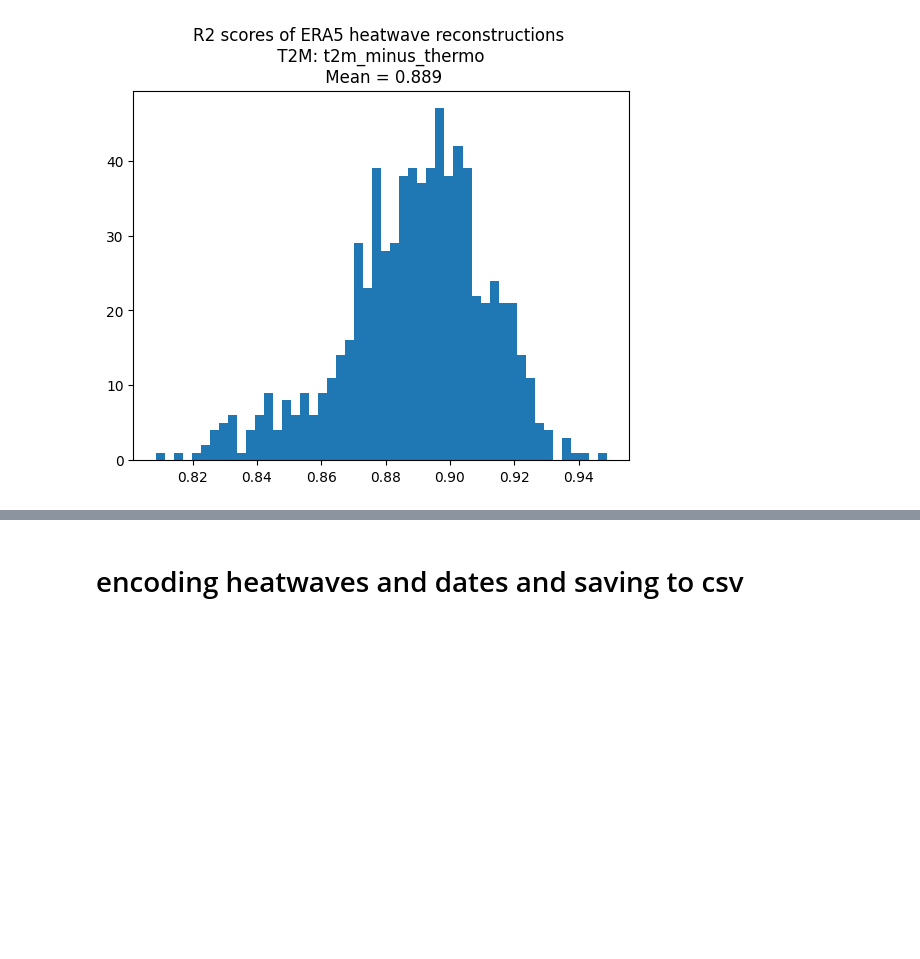
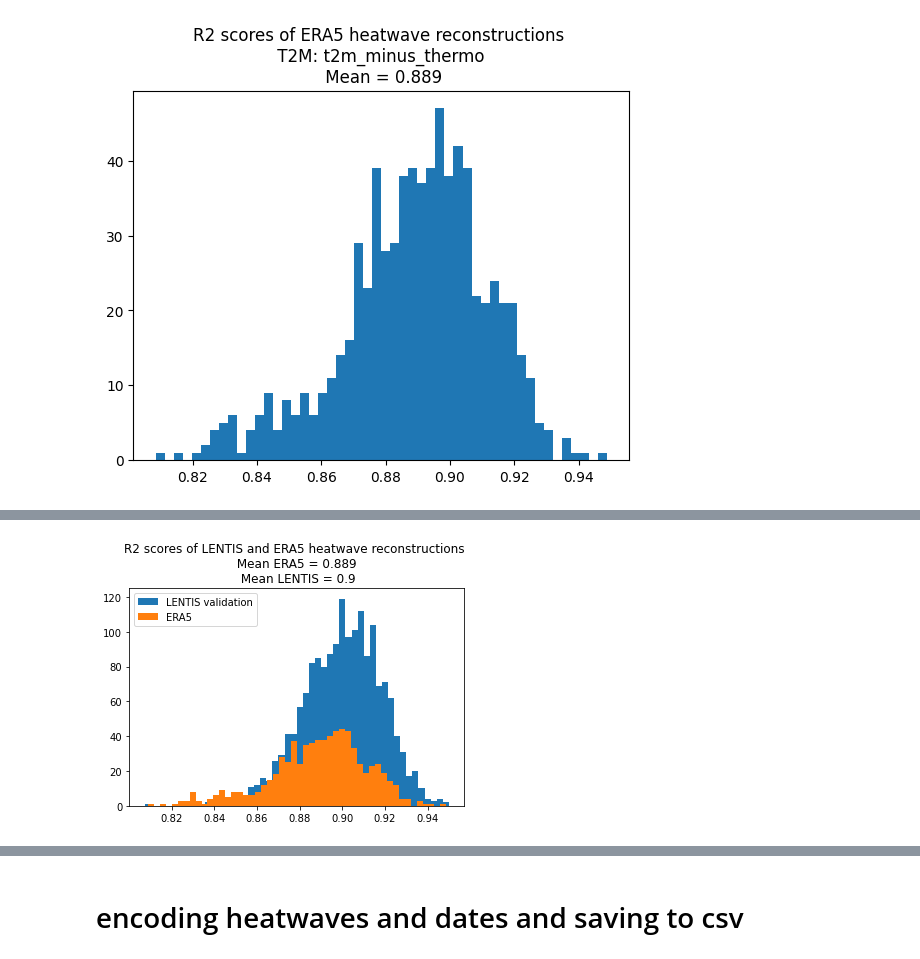
Before and after one commit to tamarahappe/HeaT, a Jupyter notebook: Notebooks/VAE_heatwave_reconstruction_ERA5.ipynb, the cells around one changed output, grey strips where cells are left out. Cells and saved outputs as stored; diff of their text form; code cells hidden in the pictures; blank space fills up the shorter version.

```diff
--- a/Notebooks/VAE_heatwave_reconstruction_ERA5.ipynb
+++ b/Notebooks/VAE_heatwave_reconstruction_ERA5.ipynb
@@ -131,0 +228,13 @@ plt.show()
+# %%
+plt.hist(r2_LENTIS_val, bins=50, label="LENTIS validation")
+lentis_mean_rounded = round(np.mean(r2_LENTIS_val), 3)
+
+plt.hist(r2_era5, bins=50, label="ERA5")
+era5_mean_rounded = round(np.mean(r2_era5), 3)
+
+plt.title(f"R2 scores of LENTIS and ERA5 heatwave reconstructions \n Mean ERA5 = {era5_mean_rounded} \n Mean LENTIS = {lentis_mean_rounded}")
+
+plt.legend()
+plt.show()
+# %% [output]
+[figure, added]
```
Also changed, not shown: parts of 37 cells of this notebook, 2 other files.
